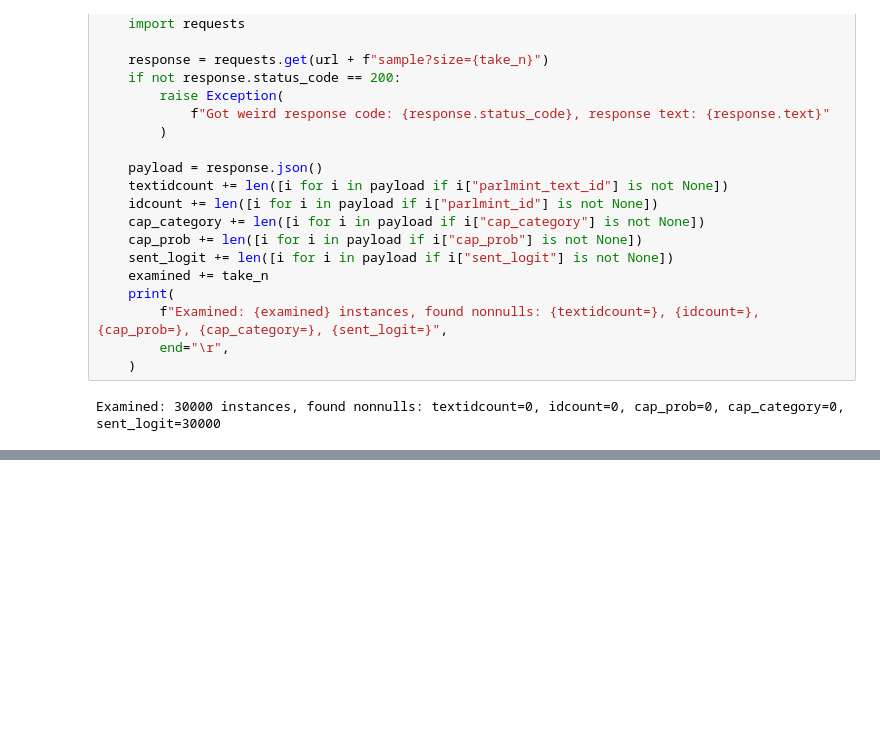
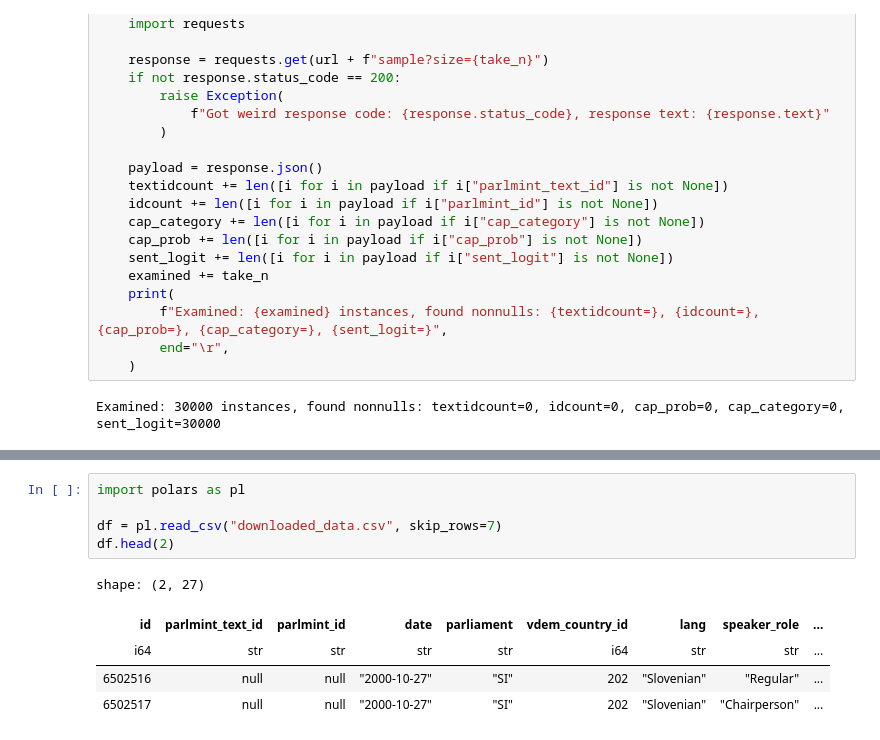
Before and after one commit to 5roop/parlaCAPI, a Jupyter notebook: sandbox.ipynb, the cells around one changed output, grey strips where cells are left out. Cells and saved outputs as stored; diff of their text form; blank space fills up the shorter version.

```diff
--- a/sandbox.ipynb
+++ b/sandbox.ipynb
@@ -207,0 +260,11 @@ Examined: 30000 instances, found nonnulls: textidcount=0, idcount=0, cap_prob=0,
+# %%
+import polars as pl
+
+df = pl.read_csv("downloaded_data.csv", skip_rows=7)
+df.head(2)
+# %% [output]
+shape: (2, 27)
+| id | parlmint_text_id | parlmint_id | date | parliament | vdem_country_id | lang | speaker_role | ... |
+| i64 | str | str | str | str | i64 | str | str | ... |
+| 6502516 | null | null | "2000-10-27" | "SI" | 202 | "Slovenian" | "Regular" | ... |
+| 6502517 | null | null | "2000-10-27" | "SI" | 202 | "Slovenian" | "Chairperson" | ... |
```
Also changed, not shown: parts of 8 cells of this notebook, 6 other files.
